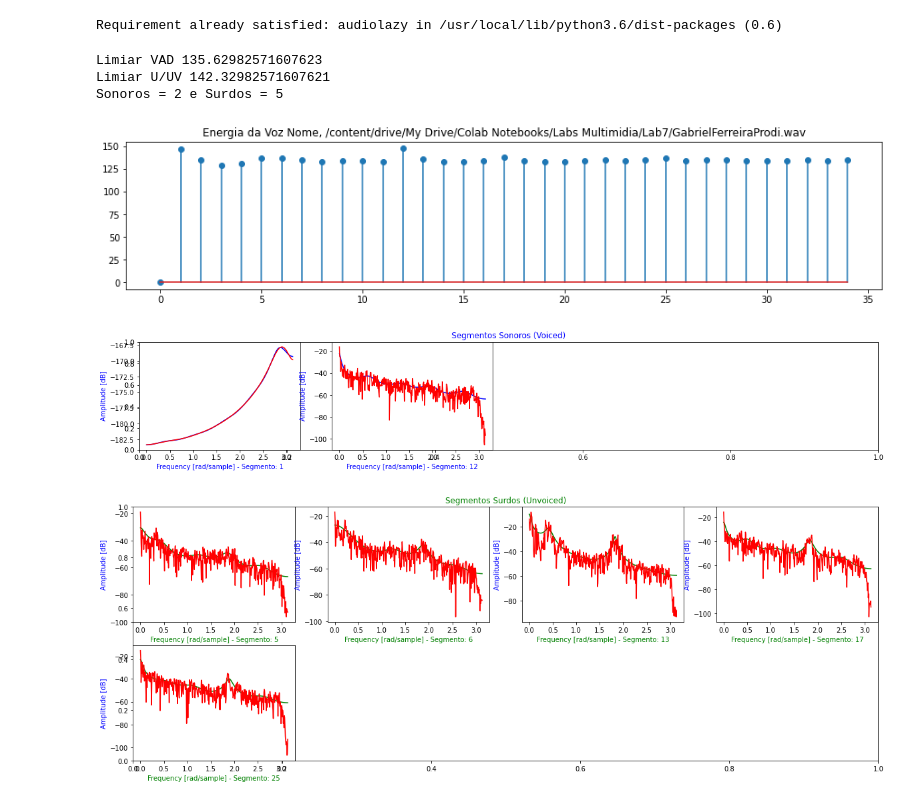
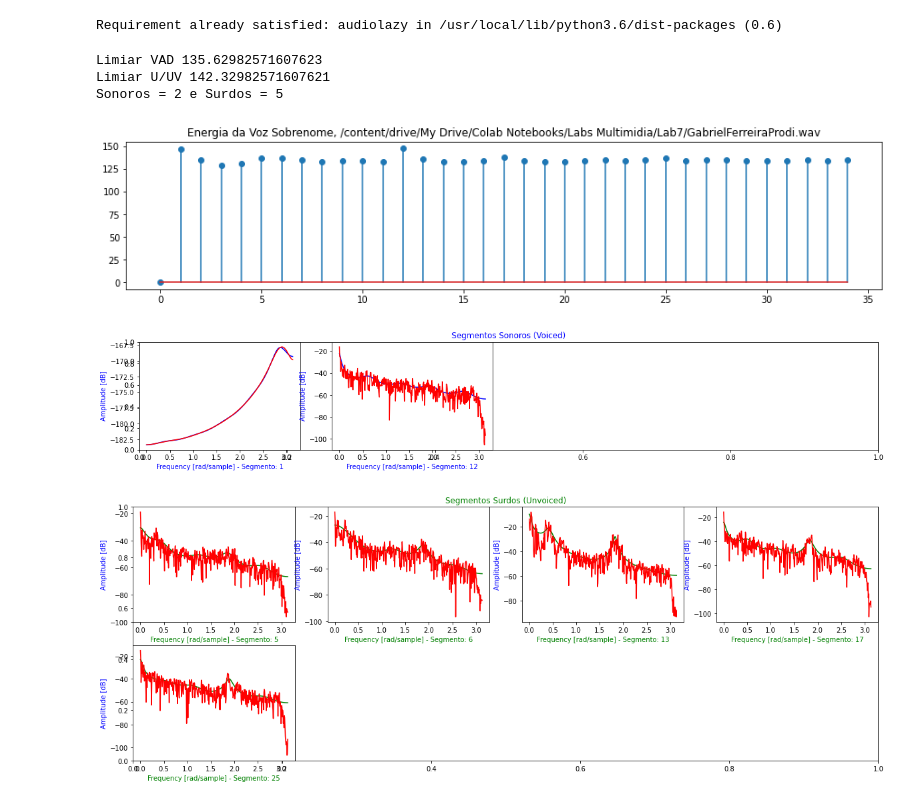
Before and after one commit to brusangues/CSM-DEVS, a Jupyter notebook: lab7/Gabriel/Lab7_Gabriel.ipynb, the cells around one changed output. Saved outputs shown, nothing was run; the diff lists cells and outputs as text; code cells hidden in the pictures.

```diff
--- a/lab7/Gabriel/Lab7_Gabriel.ipynb
+++ b/lab7/Gabriel/Lab7_Gabriel.ipynb
@@ -122,7 +122,7 @@ print('Sonoros = ' + str(num_voiced) + ' e Surdos = ' + str(num_unvoiced) )
 fig1, ax1 = plt.subplots(figsize=(15, 3))
 plt.figure(1)
 plt.stem(E1)
-plt.title('Energia da Voz Nome, ' + audio1)
+plt.title('Energia da Voz Sobrenome, ' + audio1)
 
 # partição das figuras voiced
 i = 0
@@ -142,34 +142,34 @@ for l in range(1, Nseg1-2):
         gain_lpc = np.log10(abs(a_filter.error))
         w, h = signal.freqz(1,a_filter.numerator,worN=int(Nj/2))
         LP = 20 * np.log10(abs(h)) + 10*gain_lpc
         # Teste U/UV
 
         if E1[l] > E1voiced_lim:
 
             i += 1
             ax2 = fig2.add_subplot(linhas_voiced,4,i)
             plt.figure(2)
             plt.plot(w, LP, 'b')
             plt.ylabel('Amplitude [dB]', color='b')
             plt.xlabel('Frequency [rad/sample] - Segmento: ' + str(l), color='b')
             sp = np.fft.fft(xjan)
             plt.plot(w, 20*np.log10(abs(sp[0:int(Nj/2)])), 'r')
 
         else:
 
             j += 1
             ax3 = fig3.add_subplot(linhas_unvoiced,4,j)
             plt.figure(3)
             plt.plot(w, LP, 'g')
             plt.ylabel('Amplitude [dB]', color='b')
             plt.xlabel('Frequency [rad/sample] - Segmento: ' + str(l), color='g')
             sp = np.fft.fft(xjan)
             plt.plot(w, 20*np.log10(abs(sp[0:int(Nj/2)])), 'r')
 # %% [output]
 Limiar VAD 135.62982571607623
 Limiar U/UV 142.32982571607621
 Sonoros = 2 e Surdos = 5
-[figure, old version]
+[figure, new version]
 [figure]
 [figure]
 # %%
```
Also changed, not shown: parts of 2 cells of this notebook, 4 other files.
